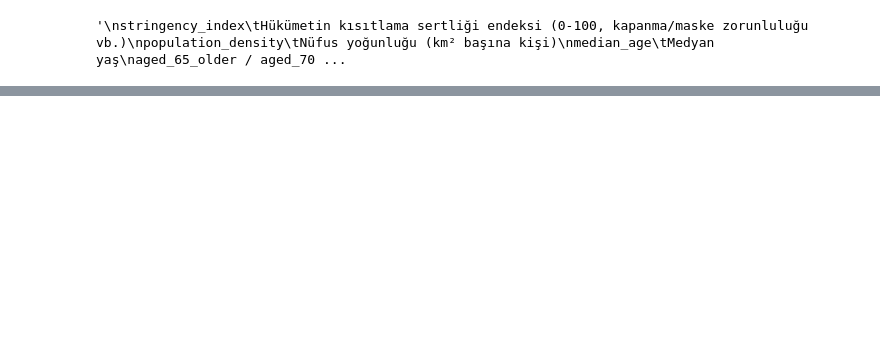
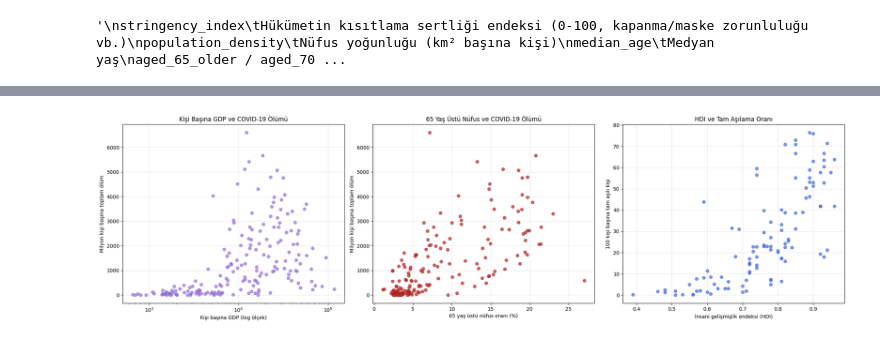
Before and after one commit to nazlican-engineer/CoronaVirusProject, a Jupyter notebook: notebooks/demographic_economic_analysis.ipynb, the cells around one changed output, grey strips where cells are left out. Cells and saved outputs as stored; diff of their text form; code cells hidden in the pictures; blank space fills up the shorter version.

```diff
--- a/notebooks/demographic_economic_analysis.ipynb
+++ b/notebooks/demographic_economic_analysis.ipynb
@@ -1756,0 +237,20 @@ print(
+# %%
+country_profile_columns = [
+    'location',
+    'iso_code',
+    'continent',
+    'population'
+] + static_profile_columns #her ülke için bir profil çiziyoruz
+
+country_profile = (
+    df_countries[country_profile_columns]
+    .groupby('location', as_index=False)
+    .first()
+)
+
+print('Country profile satır-sütun sayısı:', country_profile.shape)
+
+display(country_profile.head())
+
+print('\nProfildeki ülke sayısı:')
+print(country_profile['location'].nunique())
@@ -1756,0 +411,60 @@ print(
+# %%
+fig, axes = plt.subplots(
+    1,
+    3,
+    figsize=(21, 6)
+)
+
+axes[0].scatter(
+    gdp_death_data['gdp_per_capita'],
+    gdp_death_data['total_deaths_per_million'],
+    color='mediumpurple',
+    alpha=0.7
+)
+
+axes[0].set_xscale('log')
+
+axes[0].set_title(
+    'Kişi Başına GDP ve COVID-19 Ölümü'
+)
+
+axes[0].set_xlabel('Kişi başına GDP (log ölçek)')
+axes[0].set_ylabel('Milyon kişi başına toplam ölüm')
+axes[0].grid(alpha=0.3)
+
+axes[1].scatter(
+    age_death_data['aged_65_older'],
+    age_death_data['total_deaths_per_million'],
+    color='firebrick',
+    alpha=0.7
+)
+
+axes[1].set_title(
+    '65 Yaş Üstü Nüfus ve COVID-19 Ölümü'
+)
+
+axes[1].set_xlabel('65 yaş üstü nüfus oranı (%)')
+axes[1].set_ylabel('Milyon kişi başına toplam ölüm')
+axes[1].grid(alpha=0.3)
+
+axes[2].scatter(
+    hdi_vaccination_data['human_development_index'],
+    hdi_vaccination_data[
+        'people_fully_vaccinated_per_hundred'
+    ],
+    color='royalblue',
+    alpha=0.7
+)
+
+axes[2].set_title(
+    'HDI ve Tam Aşılama Oranı'
+)
+
+axes[2].set_xlabel('İnsani gelişmişlik endeksi (HDI)')
+axes[2].set_ylabel('100 kişi başına tam aşılı kişi')
+axes[2].grid(alpha=0.3)
+
+plt.tight_layout()
+plt.show()
+# %% [output]
+[figure, added]
```
Also changed, not shown: parts of 66 cells of this notebook.
